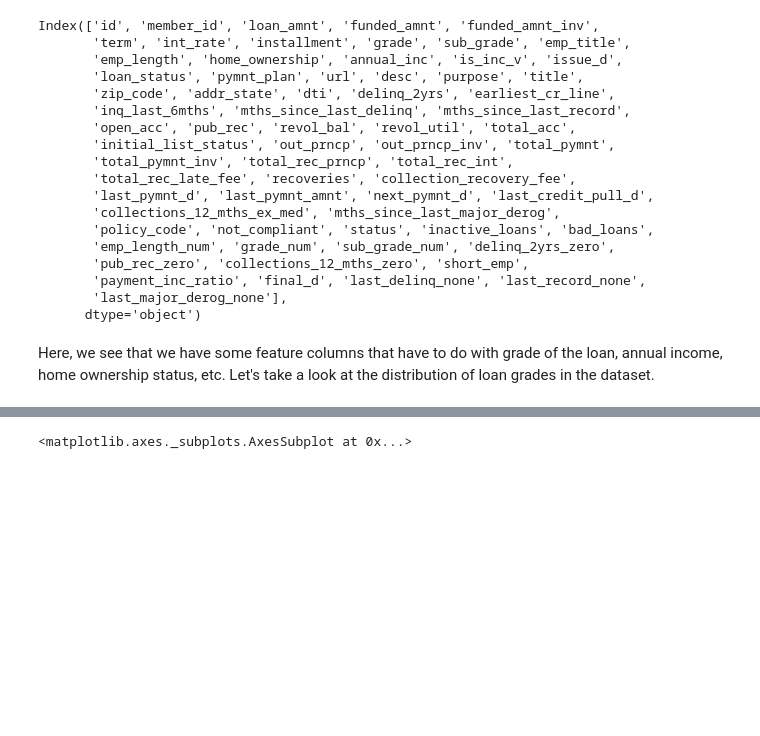
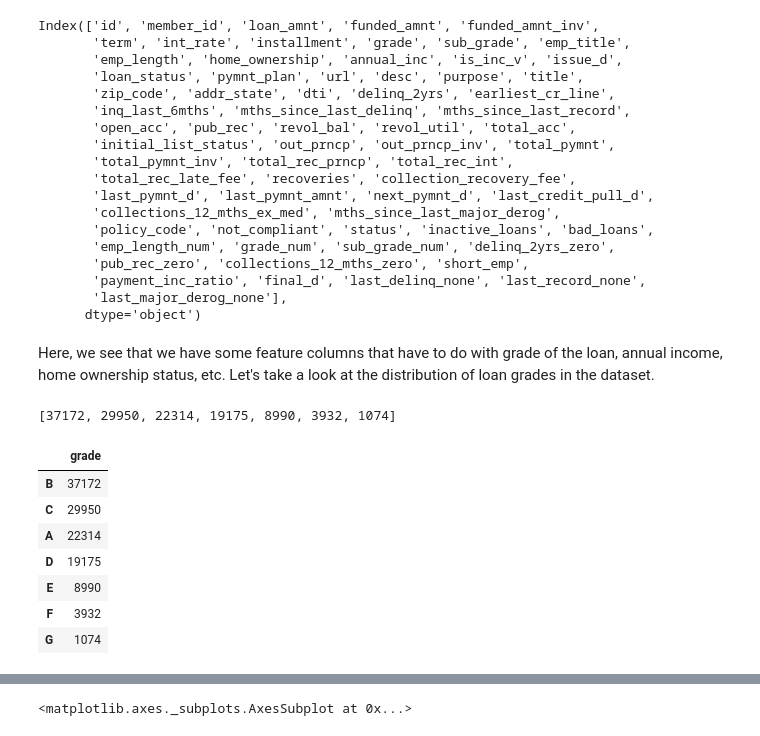
Before and after one commit to ddumet/coursera_machine_learning_classification, a Jupyter notebook: module-5-decision-tree-assignment-1.ipynb, the cells around one changed output, grey strips where cells are left out. Saved outputs shown, nothing was run; the diff lists cells and outputs as text; code cells hidden in the pictures; blank space fills up the shorter version.

```diff
--- a/module-5-decision-tree-assignment-1.ipynb
+++ b/module-5-decision-tree-assignment-1.ipynb
@@ -69,0 +75,19 @@ Here, we see that we have some feature columns that have to do with grade of the
+# %%
+l = loans.grade.value_counts().tolist()
+# %%
+l
+# %% [output]
+[37172, 29950, 22314, 19175, 8990, 3932, 1074]
+# %%
+gr = pd.DataFrame(l, index=loans.grade.value_counts().index, columns=["grade"])
+# %%
+gr
+# %% [output]
+|  | grade |
+| B | 37172 |
+| C | 29950 |
+| A | 22314 |
+| D | 19175 |
+| E | 8990 |
+| F | 3932 |
+| G | 1074 |
```
Also changed, not shown: parts of 3 cells of this notebook.
